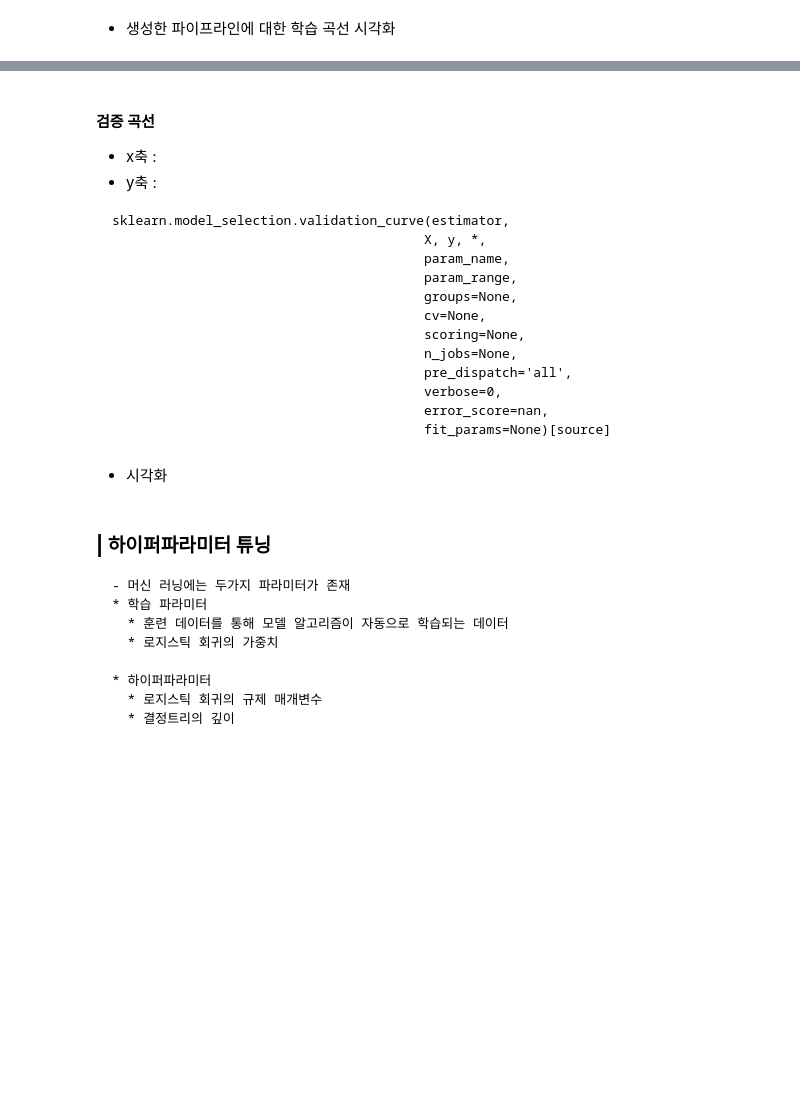
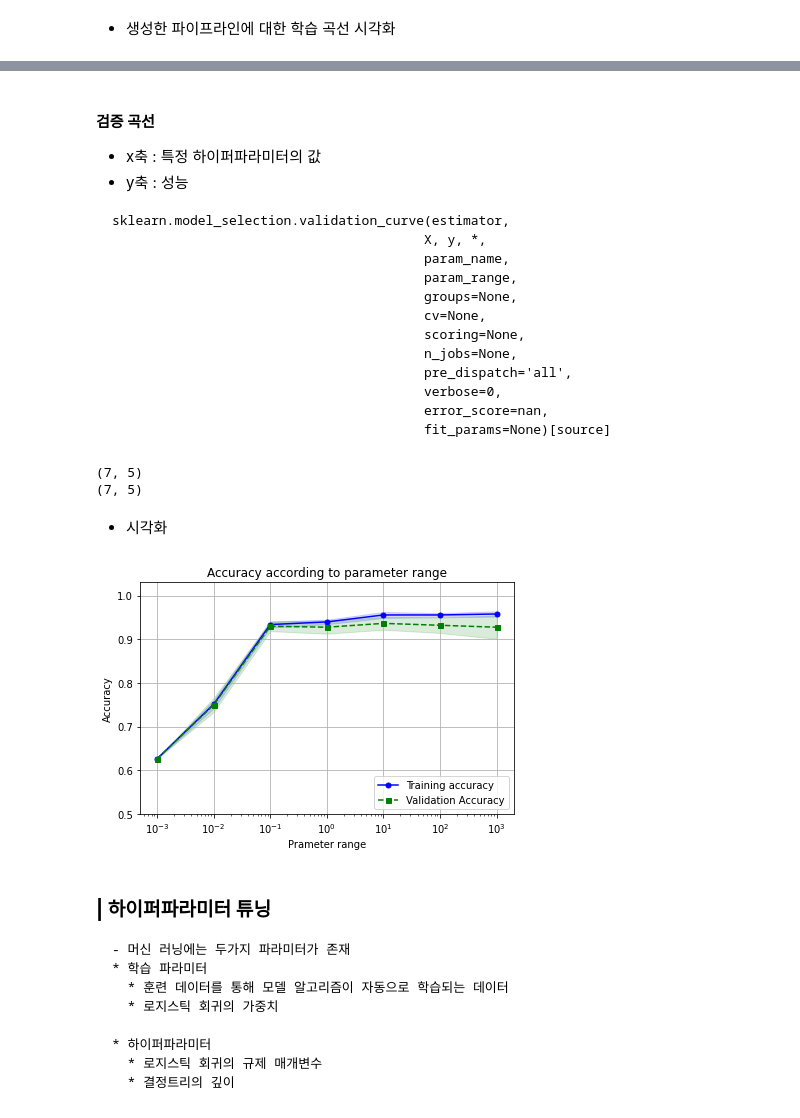
Before and after one commit to yebiny/SkillTreePython-DataAnalysis, a Jupyter notebook: 05.머신러닝기반데이터분석/해설/ch05_12_사이킷런실습_검증과_하이퍼파라미터_튜닝.ipynb, the cells around one changed output, grey strips where cells are left out. Cells and saved outputs as stored; diff of their text form; code cells hidden in the pictures; blank space fills up the shorter version.

````diff
--- a/05.머신러닝기반데이터분석/해설/ch05_12_사이킷런실습_검증과_하이퍼파라미터_튜닝.ipynb
+++ b/05.머신러닝기반데이터분석/해설/ch05_12_사이킷런실습_검증과_하이퍼파라미터_튜닝.ipynb
@@ -340,8 +421,8 @@ sklearn.model_selection.learning_curve(estimator,
 #### **검증 곡선**
 
 
-* x축 :
-* y축 :
+* x축 : 특정 하이퍼파라미터의 값
+* y축 : 성능
 
 
 ```
@@ -358,8 +439,62 @@ sklearn.model_selection.validation_curve(estimator,
                                         error_score=nan,
                                         fit_params=None)[source]
 ```
+# %%
+from sklearn.model_selection import validation_curve
+
+pr = [0.001, 0.01, 0.1, 1, 10, 100, 1000]
+train_scores, valid_scores = validation_curve(estimator = pipe_pca_svc,
+                                              X = X_train,
+                                              y = y_train,
+                                              cv = 5,
+                                              param_name='svc__C',
+                                              param_range=pr
+                                              )
+print(train_scores.shape)
+print(valid_scores.shape)
+# %% [output]
+(7, 5)
+(7, 5)
 # %% [markdown]
 * 시각화
+# %%
+def draw_validation_curve(param_range,
+                          train_scores,
+                          valid_scores):
+
+  train_mean= np.mean(train_scores, axis=1)
+  valid_mean= np.mean(valid_scores, axis=1)
+  # 검증곡선: 파라미터 값에 따른 데이터 성능
+  plt.plot(param_range, train_mean,
+          color='blue', marker='o',
+          markersize=5, label='Training accuracy')
+
+  plt.plot(param_range, valid_mean,
+          color='green', linestyle='--', marker='s',
+          markersize=5, label='Validation Accuracy')
+
+  # 오차범위 시각화
+  train_std = np.std(train_scores, axis=1)
+  valid_std = np.std(valid_scores, axis=1)
+  plt.fill_between(param_range, train_mean+train_std, train_mean-train_std,
+                  alpha=0.15, color='blue')
+
+  plt.fill_between(param_range, valid_mean+valid_std, valid_mean-valid_std,
+                  alpha=0.15, color='green')
+
+  plt.grid()
+  plt.xlabel('Prameter range')
+  plt.ylabel('Accuracy')
+  plt.legend(loc='lower right')
+  plt.ylim([0.5, 1.03])
+  plt.xscale('log') # 로그스케일
+  plt.tight_layout()
+  plt.title('Accuracy according to parameter range')
+  plt.show()
+# %%
+draw_validation_curve(pr, train_scores, valid_scores)
+# %% [output]
+[figure, added]
 # %% [markdown]
 ### **| 하이퍼파라미터 튜닝**
 
````
Also changed, not shown: parts of 9 cells of this notebook.
